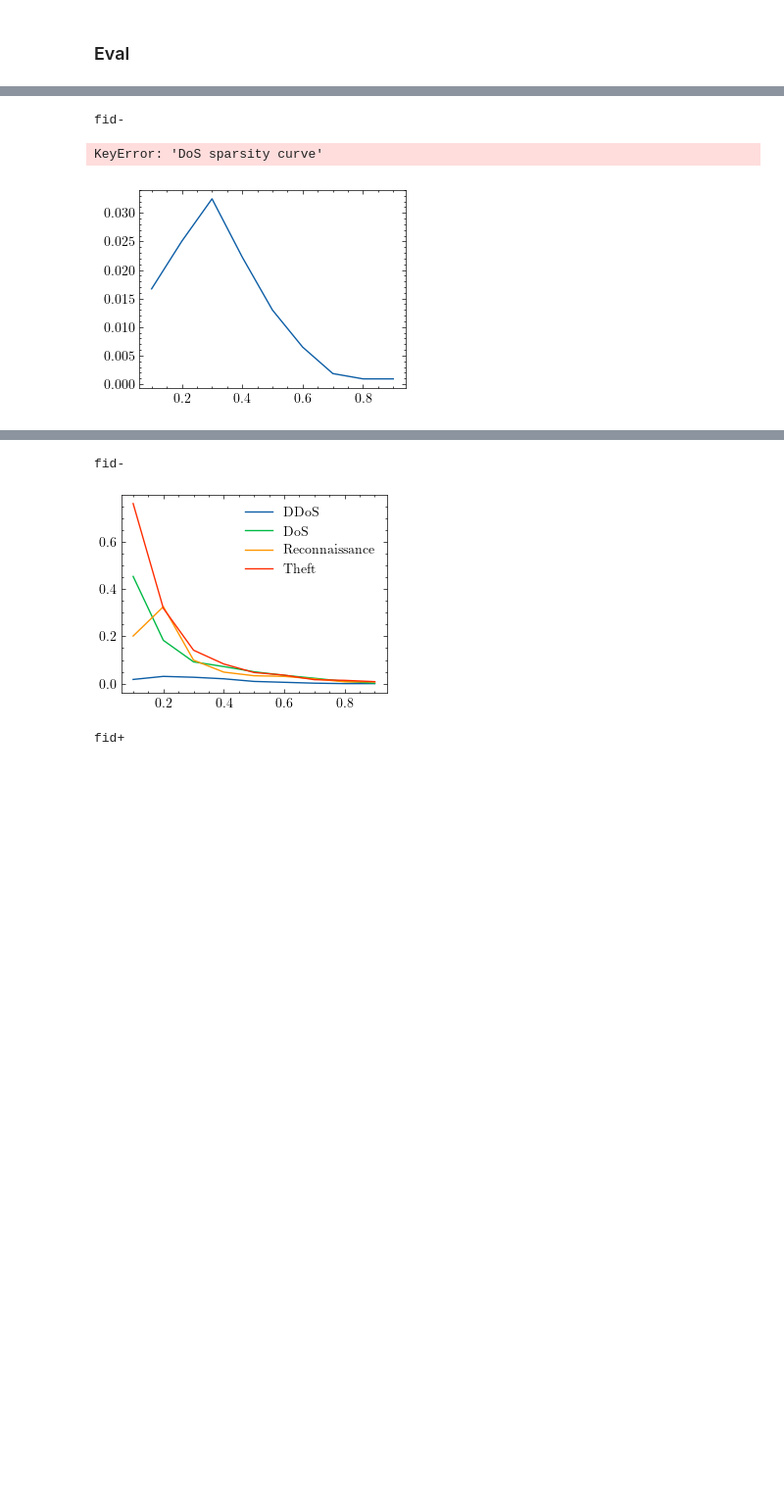
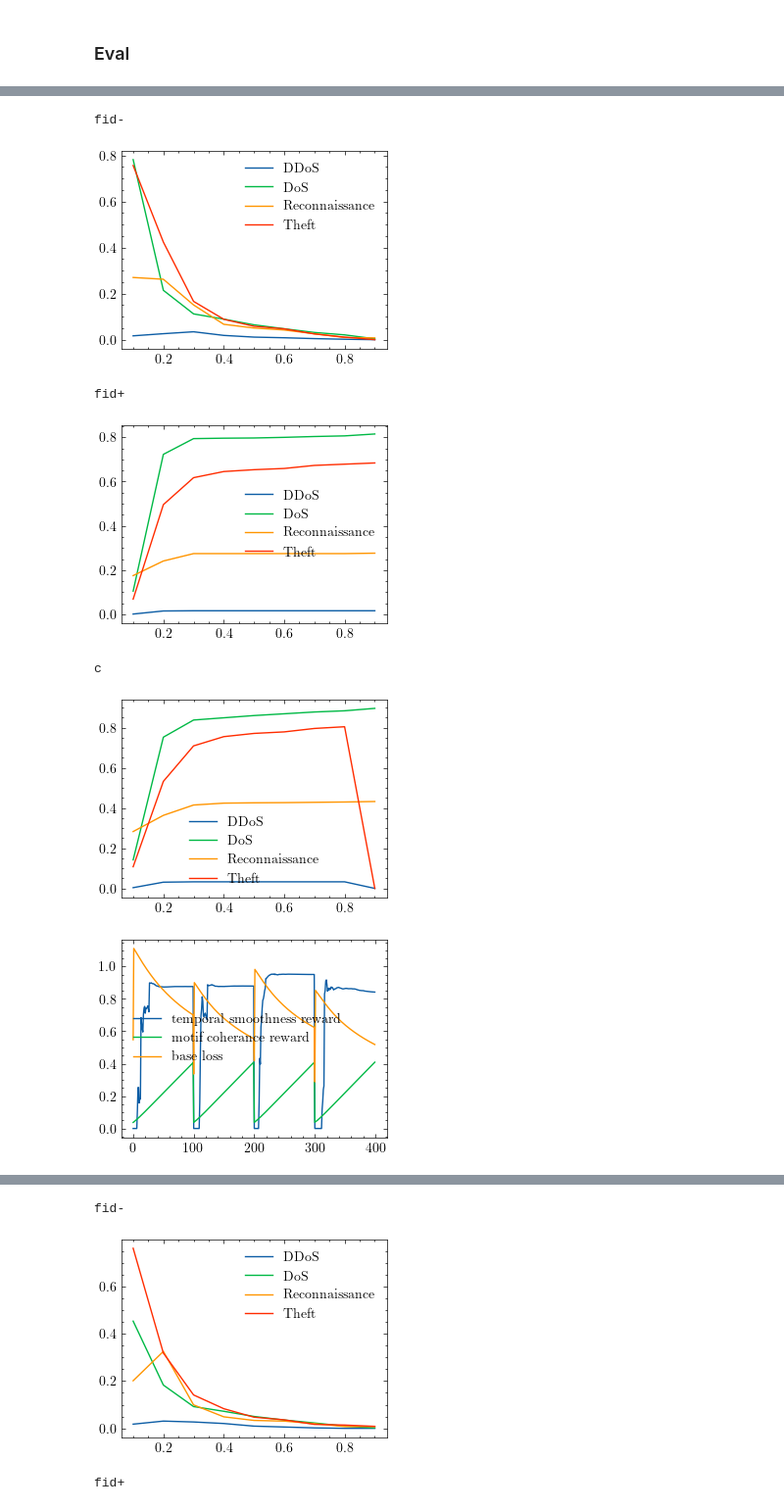
Before and after one commit to ljrn8/COMP4003, a Jupyter notebook: notebooks/xAI/BoT-IoT_gnne_adaptation.ipynb, the cells around one changed output, grey strips where cells are left out. Shown at 98% size. Cells and saved outputs as stored; diff of their text form; code cells hidden in the pictures; blank space fills up the shorter version.

```diff
--- a/notebooks/xAI/BoT-IoT_gnne_adaptation.ipynb
+++ b/notebooks/xAI/BoT-IoT_gnne_adaptation.ipynb
@@ -28,7 +28,8 @@ from explanations import *
 [interactive output not drawn]
 # %%
 test = pd.read_csv('../../interm/BoT_test.csv')
-attrs = [c for c in test.columns if c not in ("src", "dst", "Attack", "x", "IPV4_SRC_ADDR_metadata", "L4_SRC_PORT_metadata",
+attrs = [c for c in test.columns if c not in ("src", "dst", "Attack", "x", "IPV4_SRC_ADDR_metadata",
+                                              "L4_SRC_PORT_metadata",
                                               "IPV4_DST_ADDR_metadata", "L4_DST_PORT_metadata")
         #  and not c.endswith('_metadata')
          ]
@@ -52,14 +53,6 @@ def to_graph(data, linegraph=True):
         return g.line_graph(shared=True)
     else:
         return g
-
-model = GraphSAGE(49,
-                  hidden_channels=256,
-                  out_channels=5,
-                  num_layers=3).to(device)
-
-model.load_state_dict(th.load('../../interm/GraphSAGE_BoTIoT.pth'))
-model.eval()
 # %% [output]
 GraphSAGE(49, 5, num_layers=3)
 [interactive output not drawn]
@@ -288,8 +261,6 @@ class CustomGNNExplainer(GNNExplainer):
     #     # scale by significant nodes counts
     #     # to prevent sparsity inflation
 
-
-    #     ## ! normalize density
     #     return densities.mean() / len(chosen_times)
 
 
@@ -312,12 +283,12 @@ class CustomGNNExplainer(GNNExplainer):
         score = 1 - var / max_var
         return float(np.clip(score, 0, 1))
 
-
     def motif_coherance(self, node_mask):
-        return sum([
+        coherance = sum([
             self.params['motif_coef'] * torch.norm(node_mask[g], p=2)
             for g in self.motif_groups
-        ]) / len(self.motif_groups)
+        ])
+        return coherance / len(self.motif_groups)
 
     def additional_loss_terms(self, node_mask):
         reg = 0
@@ -327,10 +298,11 @@ class CustomGNNExplainer(GNNExplainer):
         print(f'temporal smoothness (reward): {ts}')
         reg -= ts
 
-        mc = self.motif_coherance(node_mask)
-        self.epoch_metrics['motif coherance reward'].append(mc)
-        print(f'motif coherance (reward): {mc}')
-        reg -= mc
+        if len(self.motif_groups) > 0:
+            mc = self.motif_coherance(node_mask)
+            self.epoch_metrics['motif coherance reward'].append(mc)
+            print(f'motif coherance (reward): {mc}')
+            reg -= mc
 
         return reg
 
@@ -470,21 +461,40 @@ AttributeError: 'float' object has no attribute 'detach'
 # %%
+
+plt.show()
+
 # plot sparsity curves
 with plt.style.context('science'):
     for metric in ('fid-', 'fid+', 'c'):
         print(metric)
         for attack in le['Attack'].classes_:
             if attack == 'Benign':
                 continue
 
             m = metrics[f'{attack} sparsity curve']
             plt.plot(m['s'], m[metric])
 
         plt.legend(le['Attack'].classes_[1:])
         plt.show()
+
+
+
+with plt.style.context('science'):
+    for m, l in explainer.algorithm.epoch_metrics.items():
+        if type(l[0]) is torch.Tensor:
+            plt.plot([ll.detach().numpy() for ll in l])
+        else:
+            plt.plot(l)
+
+    plt.legend(explainer.algorithm.epoch_metrics.keys())
+    plt.show()
 # %% [output]
 fid-
+[figure, new version]
-KeyError: 'DoS sparsity curve'
+fid+
-[figure, old version]
+[figure, added]
+c
+[figure, added]
+[figure, added]
 [interactive output not drawn]
 # %%
 # plot sparsity curves
```
Also changed, not shown: parts of 3 cells of this notebook, 7 other files.
